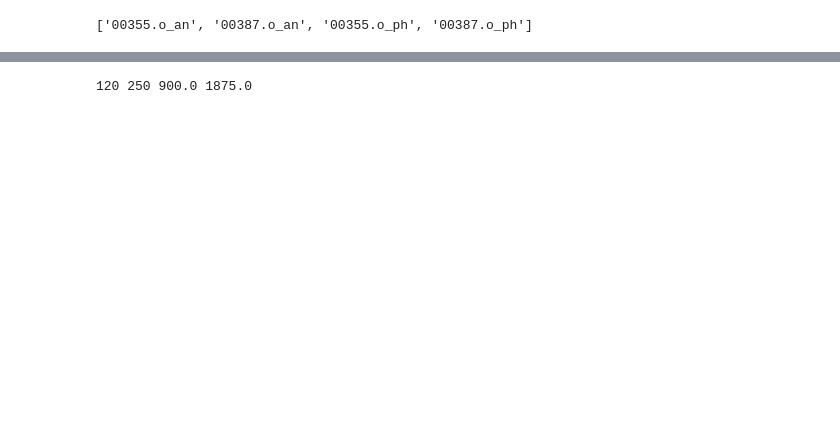
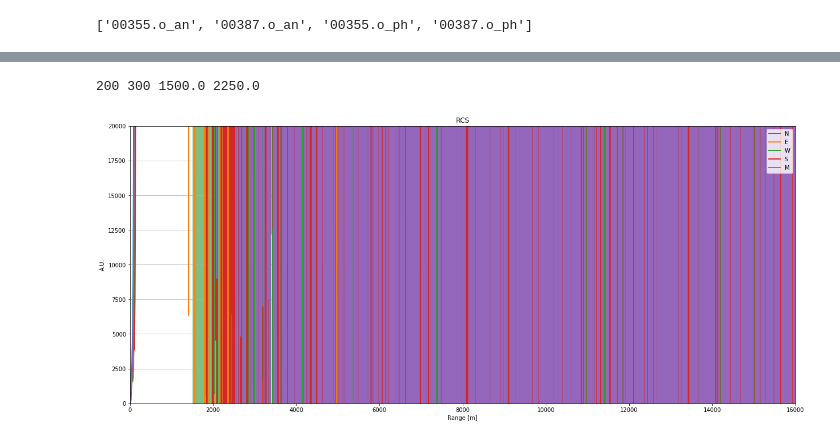
Before and after one commit to lukailicbgd/QA, a Jupyter notebook: Telecover.ipynb, the cells around one changed output, grey strips where cells are left out. Saved outputs shown, nothing was run; the diff lists cells and outputs as text; code cells hidden in the pictures; blank space fills up the shorter version.

```diff
--- a/Telecover.ipynb
+++ b/Telecover.ipynb
@@ -85,17 +103,25 @@ plt.show()
 # %%
-r1 = 120
-r2 = 250
-plt.figure(figsize=(8,6))
-plt.plot(z,Nrc, linewidth=2, label = 'N')
-plt.plot(z,Erc, linewidth=2, label = 'E')
-plt.plot(z,Wrc, linewidth=2, label = 'W')
-plt.plot(z,Src, linewidth=2, label = 'S')
-plt.plot(z,Mrc, linewidth=2, label = 'M')
+#r1 = 450
+#r2 = 550
+r1 = 200
+r2 = 300
+plt.figure(figsize=(21,9))
+plt.plot(z[ll:ul],Nrc[ll:ul], linewidth=2, label = 'N')
+plt.plot(z[ll:ul],Erc[ll:ul], linewidth=2, label = 'E')
+plt.plot(z[ll:ul],Wrc[ll:ul], linewidth=2, label = 'W')
+plt.plot(z[ll:ul],Src[ll:ul], linewidth=2, label = 'S')
+plt.plot(z[ll:ul],Mrc[ll:ul], linewidth=2, label = 'M')
+
 print r1, r2, r1*7.5, r2*7.5
 plt.axvspan(r1*7.5, r2*7.5, facecolor='g', alpha=0.5)
 plt.grid()
 plt.legend(loc='upper right')
 plt.title('RCS')
 plt.xlabel('Range [m]')
+plt.ylabel('A.U.')
+plt.xlim(0,16000)
+#plt.xlim(0,16000)
+#plt.ylim(0,8E5)
+plt.ylim(0,2E4)
 plt.show()
 # %% [output]
@@ -104,4 +128,5 @@ plt.show()
-120 250 900.0 1875.0
+200 300 1500.0 2250.0
+[figure, added]
 # %%
 En = Erc / np.mean(Erc[r1:r2])
 Sn = Src / np.mean(Src[r1:r2])
```
Also changed, not shown: parts of 10 cells of this notebook, 2 other files.
